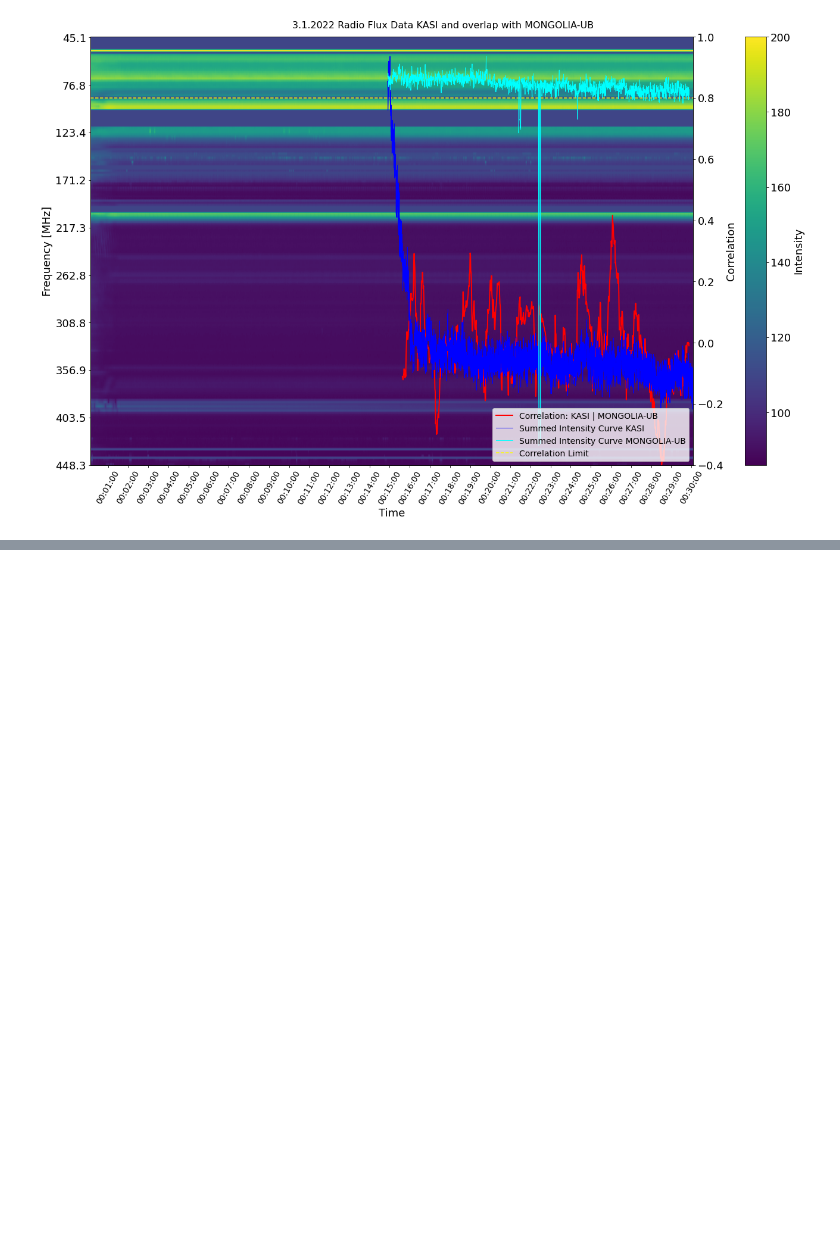
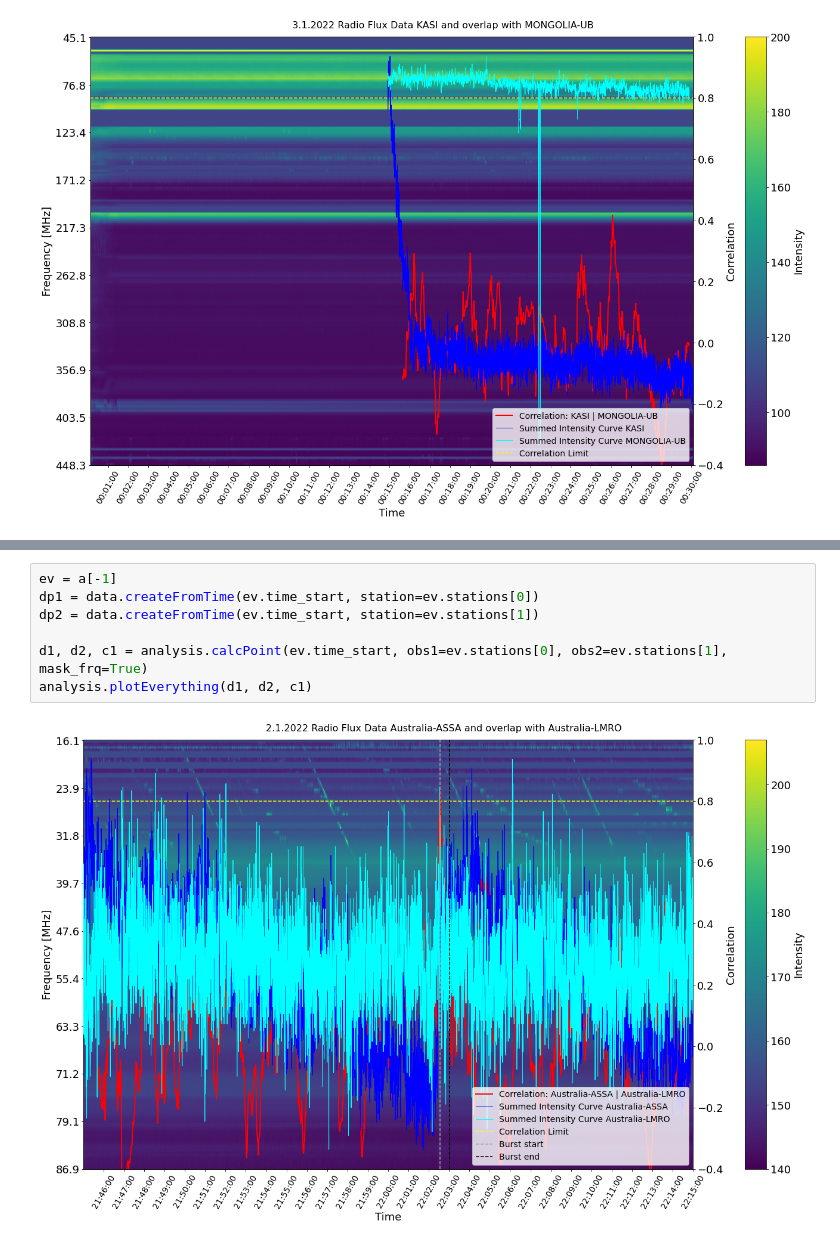
Before and after one commit to lukas-hoefig/eCallistoRadioBursts, a Jupyter notebook: to_implement_getObs.ipynb, the cells around one changed output, grey strips where cells are left out. Saved outputs shown, nothing was run; the diff lists cells and outputs as text; blank space fills up the shorter version.

```diff
--- a/to_implement_getObs.ipynb
+++ b/to_implement_getObs.ipynb
@@ -123,0 +230,9 @@ done
+# %%
+ev = a[-1]
+dp1 = data.createFromTime(ev.time_start, station=ev.stations[0])
+dp2 = data.createFromTime(ev.time_start, station=ev.stations[1])
+
+d1, d2, c1 = analysis.calcPoint(ev.time_start, obs1=ev.stations[0], obs2=ev.stations[1], mask_frq=True)
+analysis.plotEverything(d1, d2, c1)
+# %% [output]
+[figure, added]
```
Also changed, not shown: parts of 7 cells of this notebook, 1 other file.
